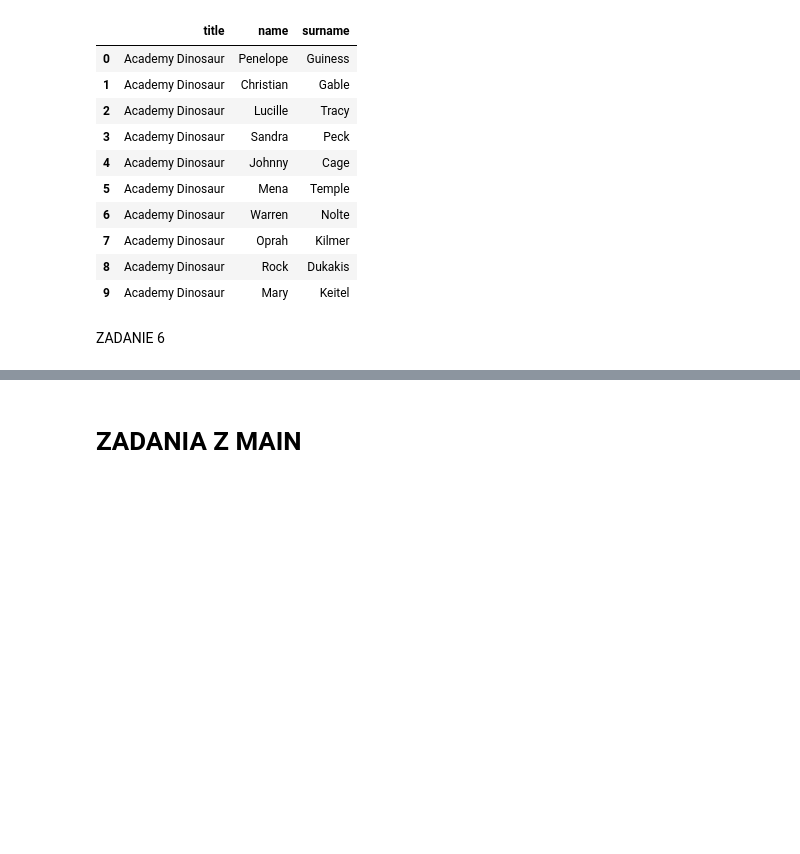
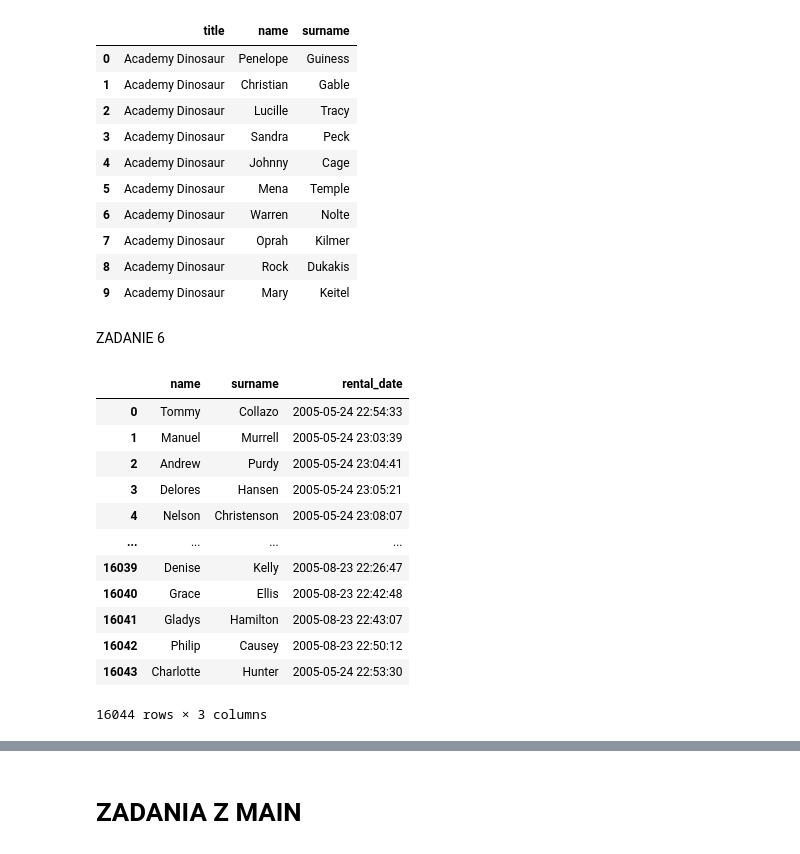
Before and after one commit to mayyyk/databases_labs, a Jupyter notebook: lab_3_join-main/script.ipynb, the cells around one changed output, grey strips where cells are left out. Saved outputs shown, nothing was run; the diff lists cells and outputs as text; code cells hidden in the pictures; blank space fills up the shorter version.

```diff
--- a/lab_3_join-main/script.ipynb
+++ b/lab_3_join-main/script.ipynb
@@ -409,3 +409,27 @@ df
 | 9 | Academy Dinosaur | Mary | Keitel |
 # %% [markdown]
 ZADANIE 6
+# %%
+with db.connect() as conn:
+    command = text("""--sql
+                   SELECT c.first_name as name, c.last_name as surname, r.rental_date
+                   FROM customer c
+                   INNER JOIN rental r ON c.customer_id = r.customer_id
+    """)
+    df = pd.read_sql(command, con=conn)
+
+df
+# %% [output]
+|  | name | surname | rental_date |
+| 0 | Tommy | Collazo | 2005-05-24 22:54:33 |
+| 1 | Manuel | Murrell | 2005-05-24 23:03:39 |
+| 2 | Andrew | Purdy | 2005-05-24 23:04:41 |
+| 3 | Delores | Hansen | 2005-05-24 23:05:21 |
+| 4 | Nelson | Christenson | 2005-05-24 23:08:07 |
+| ... | ... | ... | ... |
+| 16039 | Denise | Kelly | 2005-08-23 22:26:47 |
+| 16040 | Grace | Ellis | 2005-08-23 22:42:48 |
+| 16041 | Gladys | Hamilton | 2005-08-23 22:43:07 |
+| 16042 | Philip | Causey | 2005-08-23 22:50:12 |
+| 16043 | Charlotte | Hunter | 2005-05-24 22:53:30 |
+16044 rows × 3 columns
```
Also changed, not shown: parts of 11 cells of this notebook.
